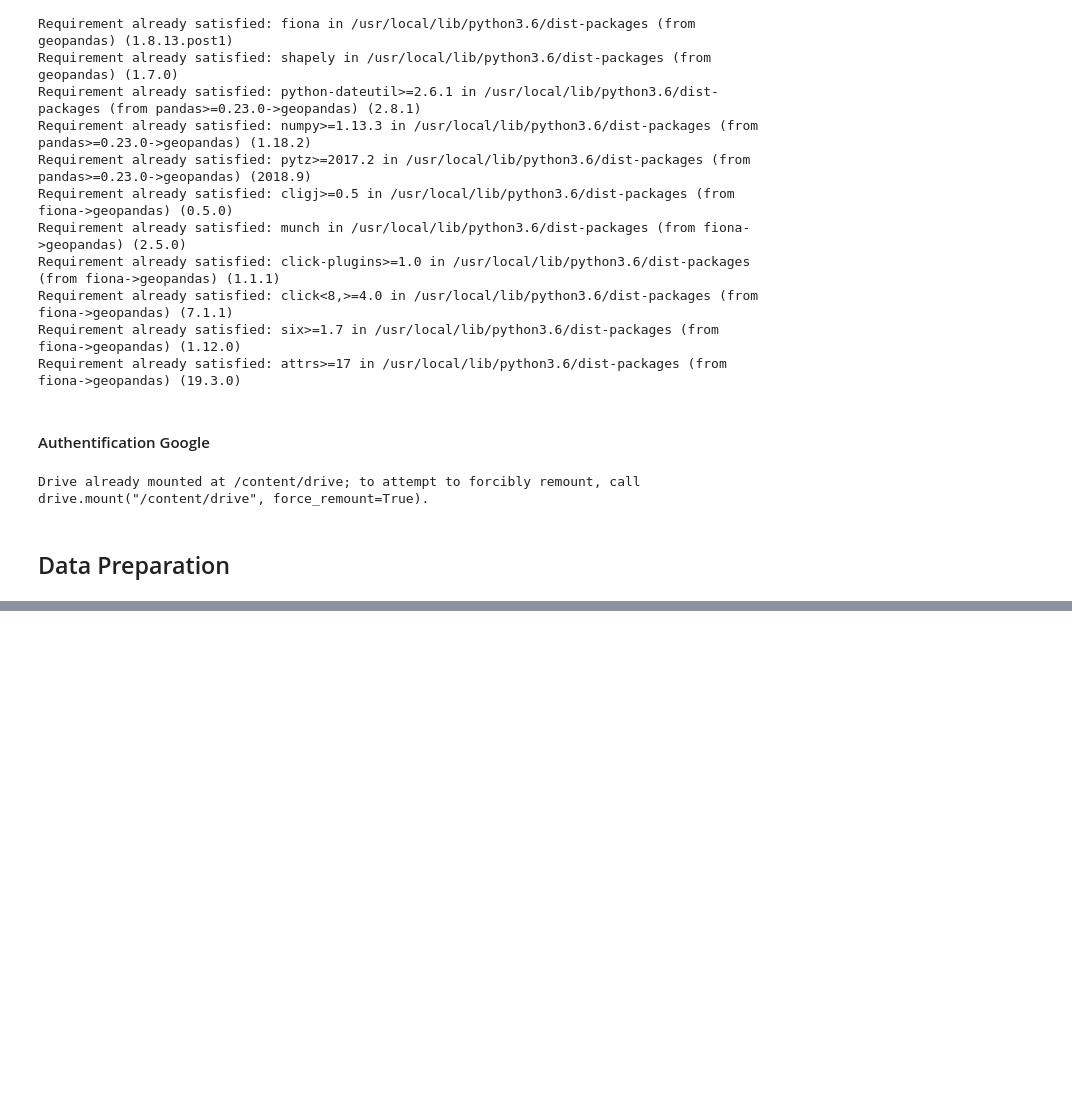
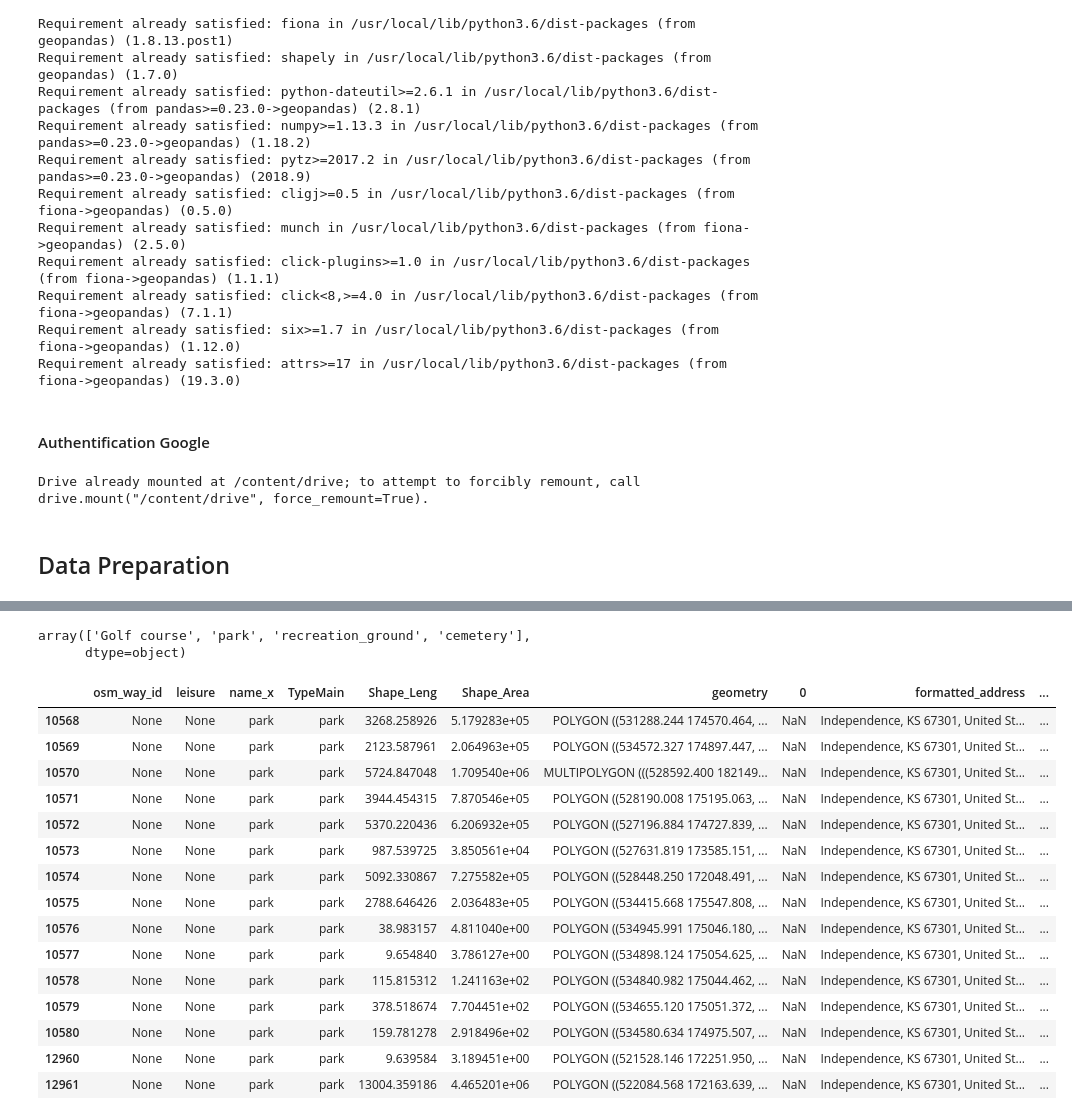
Before and after one commit to cultureincities/nature, a Jupyter notebook: colab/Nature_CASA.ipynb, the cells around one changed output, grey strips where cells are left out. Drawn from its saved outputs; the diff is of its cells as text; code cells hidden in the pictures; blank space fills up the shorter version.

```diff
--- a/colab/Nature_CASA.ipynb
+++ b/colab/Nature_CASA.ipynb
@@ -110,0 +216,20 @@ Helllo! How are you doing !?
+# %%
+import urllib
+import requests
+import json
+
+# Google Maps API Key
+API_key = 'YOUR_APY_KEY'
+
+## Request with JSON output!
+## https://maps.googleapis.com/maps/api/geocode/json?address=1600+Amphitheatre&key=YOUR_API_KEY
+
+def Get_ReverseGeocode(row):
+    try:
+       # url = 'https://maps.googleapis.com/maps/api/place/findplacefromtext/json?input=' + str(row['name']) + "," + str(row['Address']) + "," + str(row['Town']) + '&inputtype=textquery&fields=place_id,types,formatted_address,name,user_ratings_total,rating&locationbias=circle:2000@' + str(row['Longitude']) + ',' + str(row['Latitude']) + '&key=' + str(API_key)
+        url = 'https://maps.googleapis.com/maps/api/place/findplacefromtext/json?input=' + str(row['type']) + str(row['City']) + '&inputtype=textquery&fields=place_id,types,formatted_address,name,user_ratings_total,rating&locationbias=circle:2000@' + str(row['Longitude']) + ',' + str(row['Latitude']) + '&key=' + str(API_key)
+        response = (requests.get(url).text)
+        response_json = json.loads(response)
+        return response_json
+    except Exception as error:
+        raise error
@@ -110,0 +238,6 @@ Helllo! How are you doing !?
+# %%
+#gdf_allsub_50 = gdf_allsub[0:50]
+# Get the all dataframe !
+gdf_allsub['API_response'] = gdf_allsub.apply(Get_ReverseGeocode, axis=1)
+print('Yes it is working !!')
+gdf_allsub.head(2)
@@ -110,0 +251,6 @@ Helllo! How are you doing !?
+# %%
+# Parse the JSON results in a dataframe!
+api_rep = gdf_allsub['API_response'].apply(pd.Series)
+results = api_rep['candidates'].apply(pd.Series)
+api_results = results[0].apply(pd.Series)
+api_results.head(4)
@@ -110,0 +282,8 @@ Helllo! How are you doing !?
+# %%
+datatomerge= gdf_allsub.loc[:,['osm_way_id','leisure','name','TypeMain','Shape_Leng','Shape_Area','Longitude','Latitude','geometry']]
+
+# Merge Datfarmes - On Index
+data_merge = datatomerge.merge(api_results,left_index=True,right_index=True)
+#data_merge = data_merge.drop(columns=0)
+# Check if it works correctly !
+data_merge.head(2)
@@ -110,0 +294,24 @@ Helllo! How are you doing !?
+# %%
+data_merge.TypeMain.unique()
+# %% [output]
+array(['Golf course', 'park', 'recreation_ground', 'cemetery'],
+      dtype=object)
+# %%
+data_merge[data_merge['TypeMain']=='park']
+# %% [output]
+|  | osm_way_id | leisure | name_x | TypeMain | Shape_Leng | Shape_Area | geometry | 0 | formatted_address | ... |
+| 10568 | None | None | park | park | 3268.258926 | 5.179283e+05 | POLYGON ((531288.244 174570.464, ... | NaN | Independence, KS 67301, United St... | ... |
+| 10569 | None | None | park | park | 2123.587961 | 2.064963e+05 | POLYGON ((534572.327 174897.447, ... | NaN | Independence, KS 67301, United St... | ... |
+| 10570 | None | None | park | park | 5724.847048 | 1.709540e+06 | MULTIPOLYGON (((528592.400 182149... | NaN | Independence, KS 67301, United St... | ... |
+| 10571 | None | None | park | park | 3944.454315 | 7.870546e+05 | POLYGON ((528190.008 175195.063, ... | NaN | Independence, KS 67301, United St... | ... |
+| 10572 | None | None | park | park | 5370.220436 | 6.206932e+05 | POLYGON ((527196.884 174727.839, ... | NaN | Independence, KS 67301, United St... | ... |
+| 10573 | None | None | park | park | 987.539725 | 3.850561e+04 | POLYGON ((527631.819 173585.151, ... | NaN | Independence, KS 67301, United St... | ... |
+| 10574 | None | None | park | park | 5092.330867 | 7.275582e+05 | POLYGON ((528448.250 172048.491, ... | NaN | Independence, KS 67301, United St... | ... |
+| 10575 | None | None | park | park | 2788.646426 | 2.036483e+05 | POLYGON ((534415.668 175547.808, ... | NaN | Independence, KS 67301, United St... | ... |
+| 10576 | None | None | park | park | 38.983157 | 4.811040e+00 | POLYGON ((534945.991 175046.180, ... | NaN | Independence, KS 67301, United St... | ... |
+| 10577 | None | None | park | park | 9.654840 | 3.786127e+00 | POLYGON ((534898.124 175054.625, ... | NaN | Independence, KS 67301, United St... | ... |
+| 10578 | None | None | park | park | 115.815312 | 1.241163e+02 | POLYGON ((534840.982 175044.462, ... | NaN | Independence, KS 67301, United St... | ... |
+| 10579 | None | None | park | park | 378.518674 | 7.704451e+02 | POLYGON ((534655.120 175051.372, ... | NaN | Independence, KS 67301, United St... | ... |
+| 10580 | None | None | park | park | 159.781278 | 2.918496e+02 | POLYGON ((534580.634 174975.507, ... | NaN | Independence, KS 67301, United St... | ... |
+| 12960 | None | None | park | park | 9.639584 | 3.189451e+00 | POLYGON ((521528.146 172251.950, ... | NaN | Independence, KS 67301, United St... | ... |
+| 12961 | None | None | park | park | 13004.359186 | 4.465201e+06 | POLYGON ((522084.568 172163.639, ... | NaN | Independence, KS 67301, United St... | ... |
```
Also changed, not shown: parts of 40 cells of this notebook.
